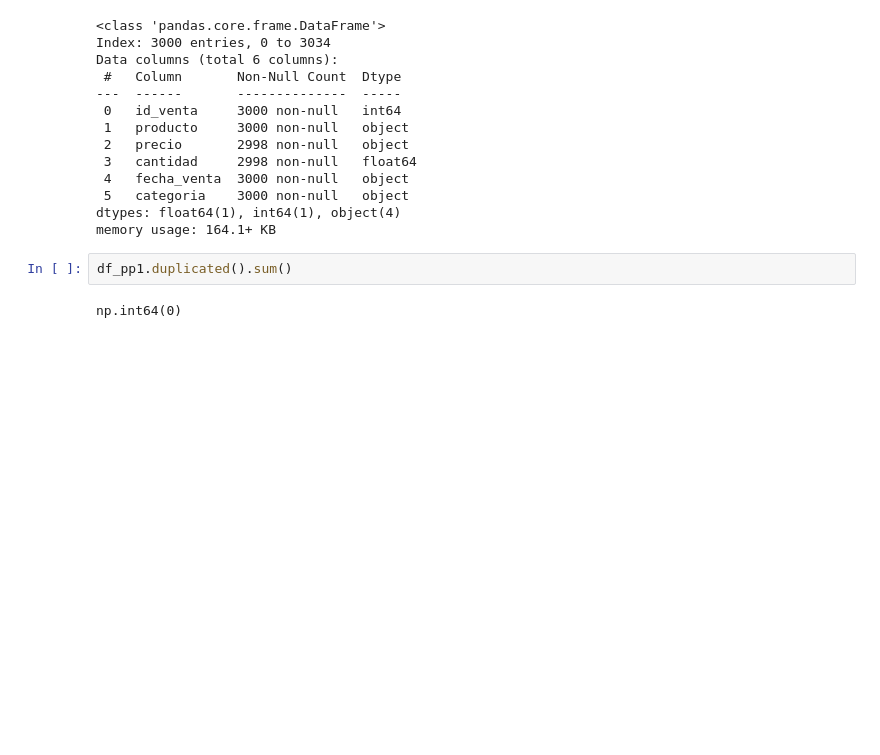
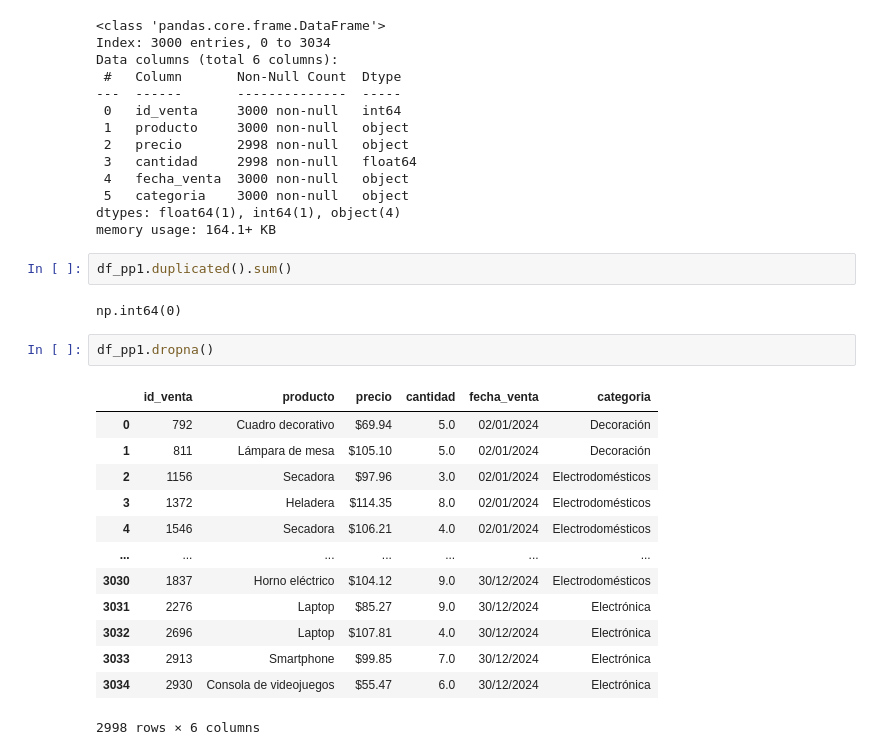
Before and after one commit to VictoriaGoldaraz/TT-2C2025-Data-Analitycs-Notebooks, a Jupyter notebook: Goldaraz,_María_Victoria_Comisión_C252613_TPI_Data_Analytics.ipynb, the cells around one changed output. Saved outputs shown, nothing was run; the diff lists cells and outputs as text; blank space fills up the shorter version.

```diff
--- a/Goldaraz,_María_Victoria_Comisión_C252613_TPI_Data_Analytics.ipynb
+++ b/Goldaraz,_María_Victoria_Comisión_C252613_TPI_Data_Analytics.ipynb
@@ -94,3 +94,19 @@ memory usage: 164.1+ KB
 df_pp1.duplicated().sum()
 # %% [output]
 np.int64(0)
+# %%
+df_pp1.dropna()
+# %% [output]
+|  | id_venta | producto | precio | cantidad | fecha_venta | categoria |
+| 0 | 792 | Cuadro decorativo | $69.94 | 5.0 | 02/01/2024 | Decoración |
+| 1 | 811 | Lámpara de mesa | $105.10 | 5.0 | 02/01/2024 | Decoración |
+| 2 | 1156 | Secadora | $97.96 | 3.0 | 02/01/2024 | Electrodomésticos |
+| 3 | 1372 | Heladera | $114.35 | 8.0 | 02/01/2024 | Electrodomésticos |
+| 4 | 1546 | Secadora | $106.21 | 4.0 | 02/01/2024 | Electrodomésticos |
+| ... | ... | ... | ... | ... | ... | ... |
+| 3030 | 1837 | Horno eléctrico | $104.12 | 9.0 | 30/12/2024 | Electrodomésticos |
+| 3031 | 2276 | Laptop | $85.27 | 9.0 | 30/12/2024 | Electrónica |
+| 3032 | 2696 | Laptop | $107.81 | 4.0 | 30/12/2024 | Electrónica |
+| 3033 | 2913 | Smartphone | $99.85 | 7.0 | 30/12/2024 | Electrónica |
+| 3034 | 2930 | Consola de videojuegos | $55.47 | 6.0 | 30/12/2024 | Electrónica |
+2998 rows × 6 columns
```
Also changed, not shown: parts of 1 cell of this notebook.
